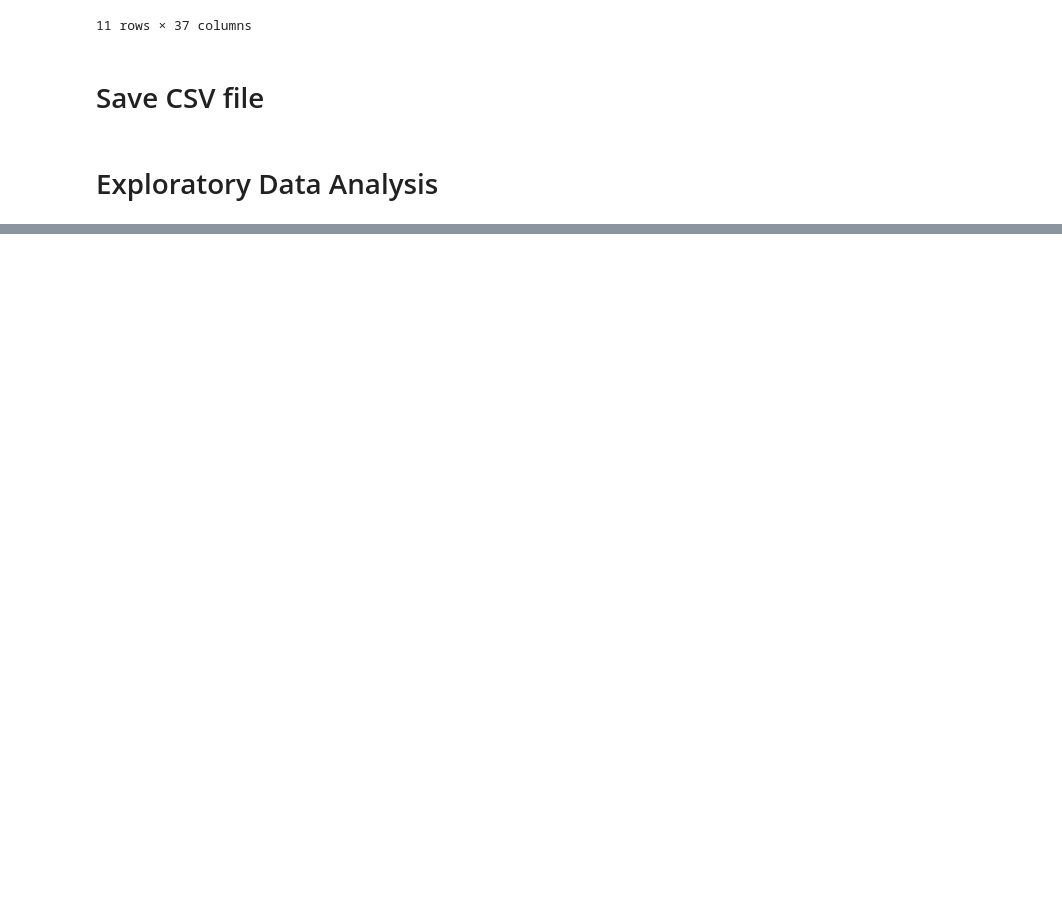
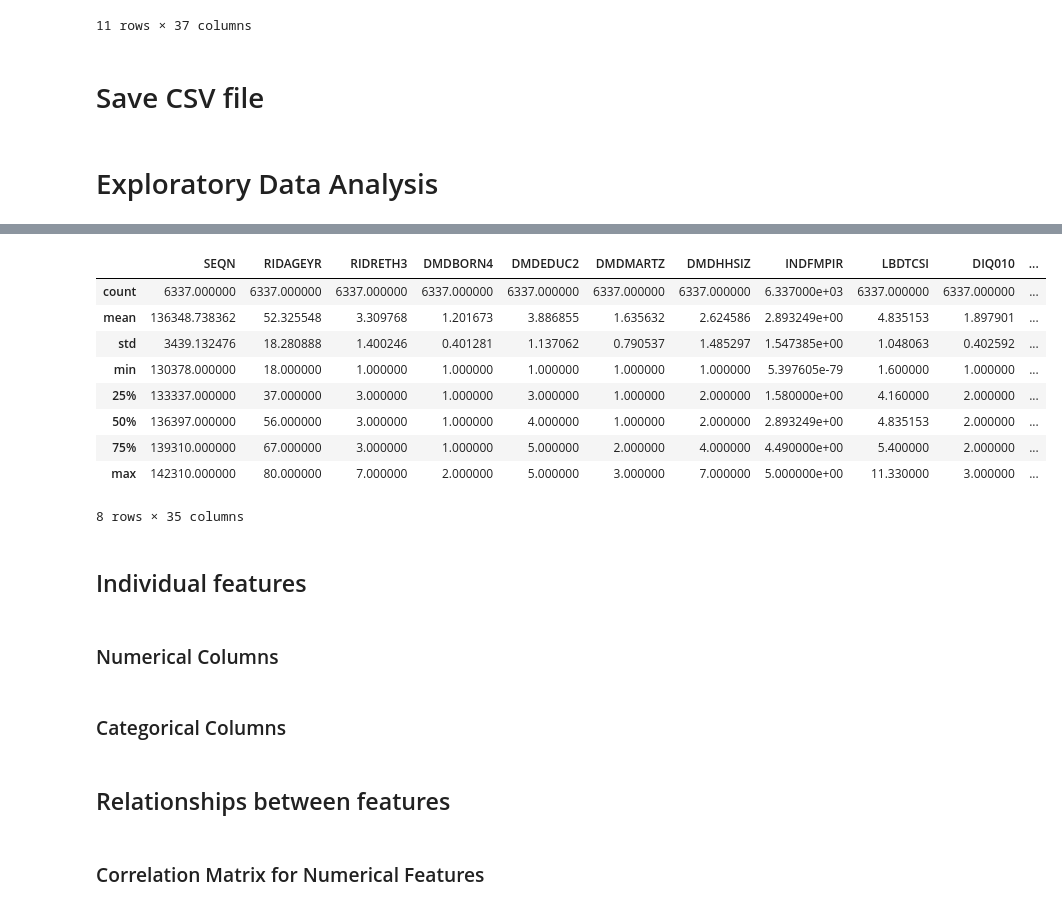
Before and after one commit to lizbethkr/Operation-Diabetes-Prevention, a Jupyter notebook: notebooks/01_data_cleaning_eda.ipynb, the cells around one changed output, grey strips where cells are left out. Cells and saved outputs as stored; diff of their text form; code cells hidden in the pictures; blank space fills up the shorter version.

```diff
--- a/notebooks/01_data_cleaning_eda.ipynb
+++ b/notebooks/01_data_cleaning_eda.ipynb
@@ -337,0 +348,23 @@ filtered_df.describe(include = 'all')
+# %%
+filtered_df.describe()
+# %% [output]
+|  | SEQN | RIDAGEYR | RIDRETH3 | DMDBORN4 | DMDEDUC2 | DMDMARTZ | DMDHHSIZ | INDFMPIR | LBDTCSI | DIQ010 | ... |
+| count | 6337.000000 | 6337.000000 | 6337.000000 | 6337.000000 | 6337.000000 | 6337.000000 | 6337.000000 | 6.337000e+03 | 6337.000000 | 6337.000000 | ... |
+| mean | 136348.738362 | 52.325548 | 3.309768 | 1.201673 | 3.886855 | 1.635632 | 2.624586 | 2.893249e+00 | 4.835153 | 1.897901 | ... |
+| std | 3439.132476 | 18.280888 | 1.400246 | 0.401281 | 1.137062 | 0.790537 | 1.485297 | 1.547385e+00 | 1.048063 | 0.402592 | ... |
+| min | 130378.000000 | 18.000000 | 1.000000 | 1.000000 | 1.000000 | 1.000000 | 1.000000 | 5.397605e-79 | 1.600000 | 1.000000 | ... |
+| 25% | 133337.000000 | 37.000000 | 3.000000 | 1.000000 | 3.000000 | 1.000000 | 2.000000 | 1.580000e+00 | 4.160000 | 2.000000 | ... |
+| 50% | 136397.000000 | 56.000000 | 3.000000 | 1.000000 | 4.000000 | 1.000000 | 2.000000 | 2.893249e+00 | 4.835153 | 2.000000 | ... |
+| 75% | 139310.000000 | 67.000000 | 3.000000 | 1.000000 | 5.000000 | 2.000000 | 4.000000 | 4.490000e+00 | 5.400000 | 2.000000 | ... |
+| max | 142310.000000 | 80.000000 | 7.000000 | 2.000000 | 5.000000 | 3.000000 | 7.000000 | 5.000000e+00 | 11.330000 | 3.000000 | ... |
+8 rows × 35 columns
+# %% [markdown]
+## Individual features
+# %% [markdown]
+### Numerical Columns
+# %% [markdown]
+### Categorical Columns
+# %% [markdown]
+## Relationships between features
+# %% [markdown]
+### Correlation Matrix for Numerical Features
```
Also changed, not shown: parts of 3 cells of this notebook, 1 other file.
